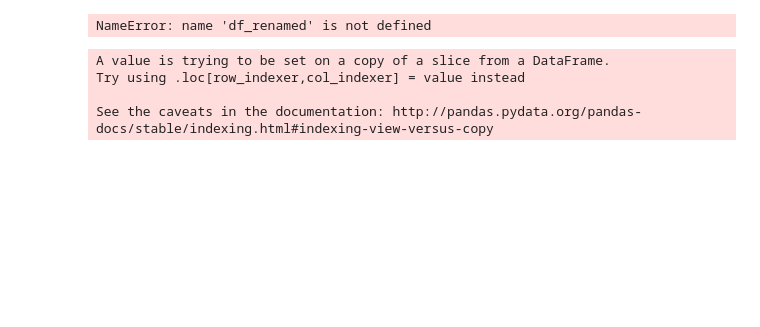
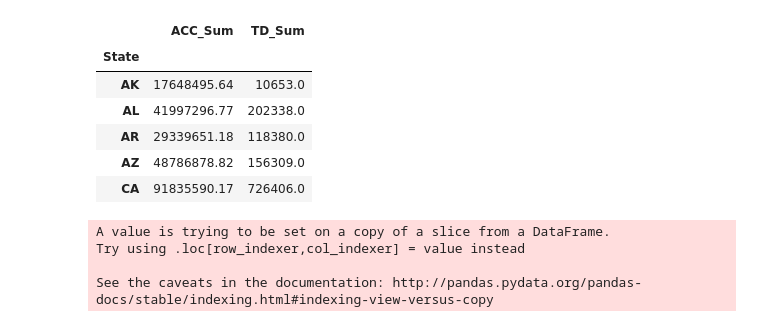
Before and after one commit to nilamroy2/Group6_Project_1, a Jupyter notebook: vasudha_project/group6_starter_code_vasudha.ipynb, the cells around one changed output. Saved outputs shown, nothing was run; the diff lists cells and outputs as text; code cells hidden in the pictures; blank space fills up the shorter version.

```diff
--- a/vasudha_project/group6_starter_code_vasudha.ipynb
+++ b/vasudha_project/group6_starter_code_vasudha.ipynb
@@ -78,30 +85,30 @@ df_by_states.head()
 # %%
 #Finding top 5 and bottom 5 states based on Average Covered Charges
 df_all_renamed = df_renamed
 
 #df_state_groupdf = pd.DataFrame(df_state_group)
 if (type(df_all_renamed['Average Covered Charges'][0]) == str):
     df_all_renamed['Average Covered Charges'] = df_all_renamed['Average Covered Charges'].str.replace('$','').str.replace(',','')
     df_all_renamed['Average Covered Charges'] = df_all_renamed['Average Covered Charges'].astype(np.float64)
     df_all_renamed['Total Discharges'] = df_all_renamed['Total Discharges'].str.replace(',','')
     df_all_renamed['Total Discharges'] = df_all_renamed['Total Discharges'].astype(np.float64)
 
 df_state_group = df_all_renamed.groupby(['State'])
-#df_renamed_value_grp_sum = df_state_group['Average Covered Charges'].sum()
+
 df_renamed_value_grp_sum = (df_state_group['Average Covered Charges'].sum())/(df_state_group['Total Discharges'].sum())
 
 df_state_group_sumdf = pd.DataFrame({'ACC_Sum':df_state_group['Average Covered Charges'].sum(),
                                      'TD_Sum':df_state_group['Total Discharges'].sum(),
                                      })
-#df_state_group_sumdf.sort_values('Average Covered Charges',ascending=False).head()
-
-# df_all_renamed.columns
-#type(df_all_renamed['Average Covered Charges'][0])
-#df_state_group_sumdf.head()
-#df_all_renamed_convertdtype
-df_state_group_sumdf
+df_state_group_sumdf.head()
 # %% [output]
-NameError: name 'df_renamed' is not defined
+|  | ACC_Sum | TD_Sum |
+| State |  |  |
+| AK | 17648495.64 | 10653.0 |
+| AL | 41997296.77 | 202338.0 |
+| AR | 29339651.18 | 118380.0 |
+| AZ | 48786878.82 | 156309.0 |
+| CA | 91835590.17 | 726406.0 |
 # %%
 #Amount Charged by each state for a diagnosis
 df_by_states['Per Diagnosis'] = ((df_by_states['Average Covered Charges'])/(df_by_states['Total Discharges']))
```
Also changed, not shown: parts of 3 cells of this notebook, 1 other file.
